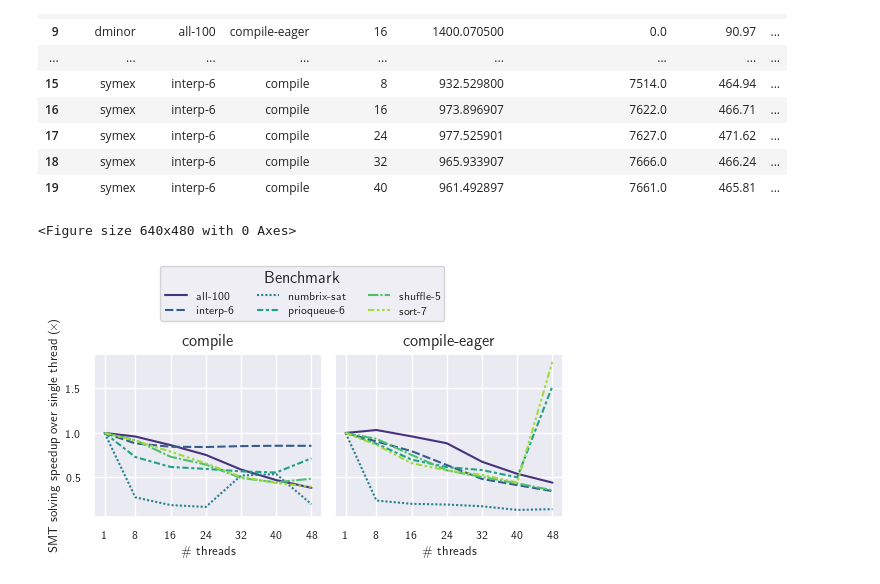
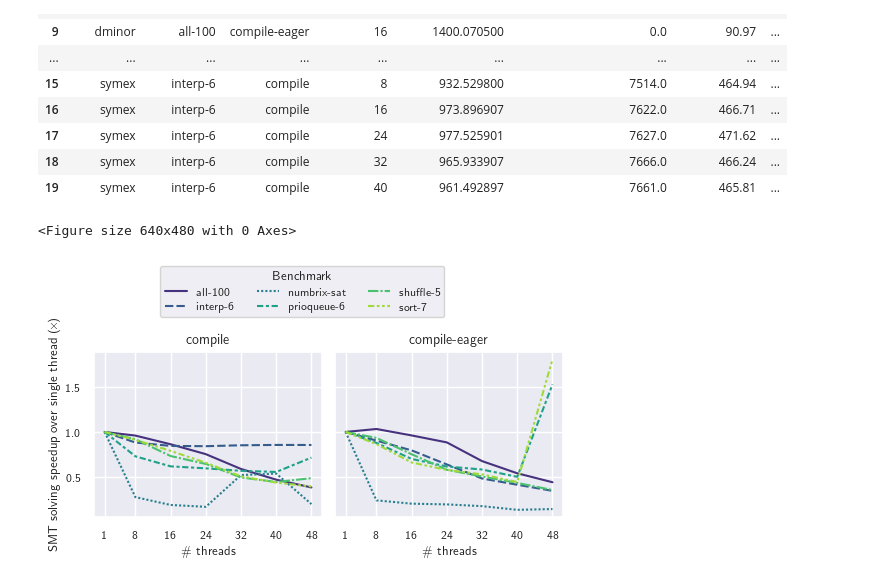
Before and after one commit to aaronbembenek/making-formulog-fast, a Jupyter notebook: paper-results/scaling/scaling_analysis.ipynb, the cells around one changed output. Cells and saved outputs as stored; diff of their text form; code cells hidden in the pictures.

```diff
--- a/paper-results/scaling/scaling_analysis.ipynb
+++ b/paper-results/scaling/scaling_analysis.ipynb
@@ -349,11 +349,13 @@ tex_fonts = {
     # Use 9pt font in plots
     "axes.labelsize": 9,
     "font.size": 9,
+    "axes.titlesize": 10,
     # Make the legend/label fonts a little smaller
     "legend.fontsize": 8,
     "xtick.labelsize": 8,
     "ytick.labelsize": 8,
     "text.latex.preamble": r"\usepackage[cm]{sfmath}",
+    "legend.title_fontsize": 9,
 }
 
 plt.rcParams.update(tex_fonts)
@@ -396,7 +398,7 @@ leg = fig.legend(
     handles,
     labels,
     loc="upper center",
-    bbox_to_anchor=(0.5, 1.24),
+    bbox_to_anchor=(0.5, 1.22),
     ncol=3,
     title="Benchmark",
 )
@@ -486,11 +488,13 @@ tex_fonts = {
     # Use 9pt font in plots
     "axes.labelsize": 9,
     "font.size": 9,
+    "axes.titlesize": 10,
     # Make the legend/label fonts a little smaller
     "legend.fontsize": 8,
     "xtick.labelsize": 8,
     "ytick.labelsize": 8,
     "text.latex.preamble": r"\usepackage[cm]{sfmath}",
+    "legend.title_fontsize": 9,
 }
 
 plt.rcParams.update(tex_fonts)
@@ -519,31 +523,31 @@ sns.lineplot(
     y="smt_speedup",
     hue="benchmark",
     x="parallelism",
     ax=ax2,
     palette="viridis",
     style="benchmark",
     hue_order=bms,
     legend=None,
 )
 ax2.tick_params(axis="y", which="both", left=False, labelleft=False)
 ax2.set(ylabel=None, xlabel=r"\# threads", xticks=nthreads, title="compile-eager")
 
 handles, labels = ax1.get_legend_handles_labels()
 leg = fig.legend(
     handles,
     labels,
     loc="upper center",
     bbox_to_anchor=(0.5, 1.24),
     ncol=3,
     title="Benchmark",
 )
 ax1.get_legend().remove()
 (inch_width, _) = set_size(width)
 fig.set_size_inches(inch_width, 2.5)
 plt.tight_layout()
 plt.savefig(
     os.path.join("figures", "smt_scaling_fig.pdf"), bbox_inches="tight", dpi=100
 )
 # %% [output]
 <Figure size 640x480 with 0 Axes>
-[figure, old version]
+[figure, new version]
```
Also changed, not shown: parts of 1 cell of this notebook, 2 other files.
